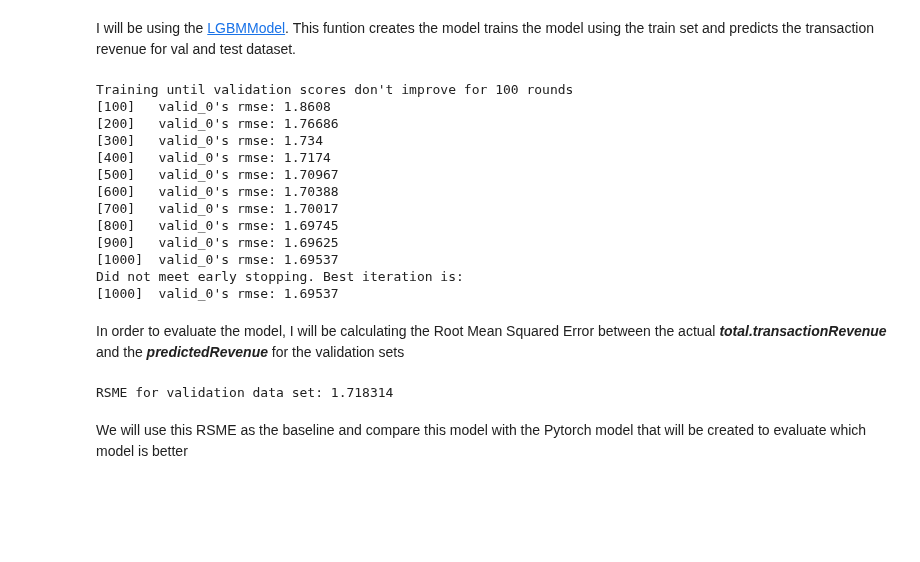
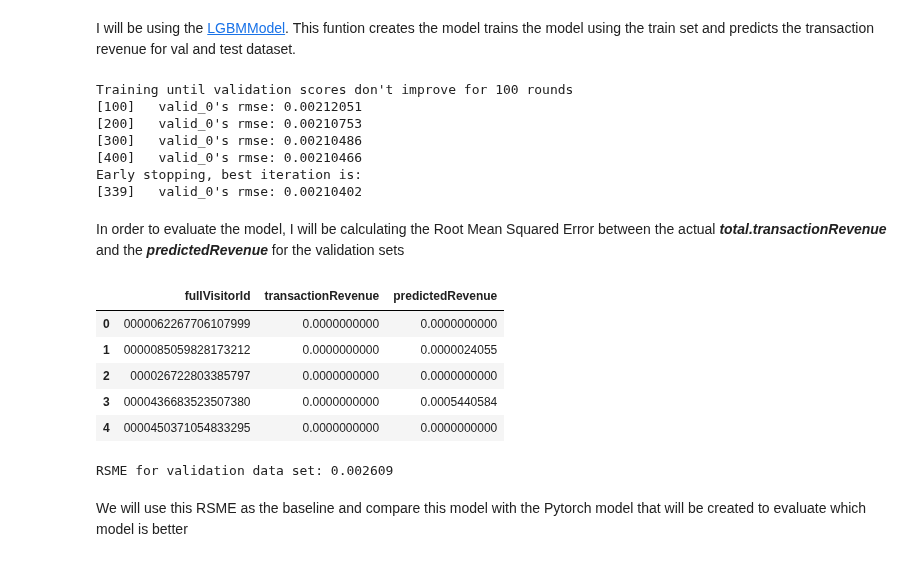
Before and after one commit to cpallapolu/udacity-mlnd-p3-capstone, a Jupyter notebook: notebooks/2_Baseline_LGBM_Model.ipynb, the cells around one changed output. Cells and saved outputs as stored; diff of their text form; code cells hidden in the pictures; blank space fills up the shorter version.

```diff
--- a/notebooks/2_Baseline_LGBM_Model.ipynb
+++ b/notebooks/2_Baseline_LGBM_Model.ipynb
@@ -186,46 +180,49 @@ def lgbm_model(train_X, train_y, val_X, val_y, test_X):
 
     return pred_test_y, pred_val_y, model
 # %%
-pred_test, pred_val, model = lgbm_model(train_X, train_log_y, val_X, val_log_y, test_X)
+pred_test, pred_val, model = lgbm_model(train_X, train_y, val_X, val_y, test_X)
 # %% [output]
 Training until validation scores don't improve for 100 rounds
-[100]   valid_0's rmse: 1.8608
-[200]   valid_0's rmse: 1.76686
-[300]   valid_0's rmse: 1.734
-[400]   valid_0's rmse: 1.7174
-[500]   valid_0's rmse: 1.70967
-[600]   valid_0's rmse: 1.70388
-[700]   valid_0's rmse: 1.70017
-[800]   valid_0's rmse: 1.69745
-[900]   valid_0's rmse: 1.69625
-[1000]  valid_0's rmse: 1.69537
-Did not meet early stopping. Best iteration is:
-[1000]  valid_0's rmse: 1.69537
+[100]   valid_0's rmse: 0.00212051
+[200]   valid_0's rmse: 0.00210753
+[300]   valid_0's rmse: 0.00210486
+[400]   valid_0's rmse: 0.00210466
+Early stopping, best iteration is:
+[339]   valid_0's rmse: 0.00210402
 # %% [markdown]
 In order to evaluate the model, I will be calculating the Root Mean Squared Error between the actual _**total.transactionRevenue**_ and the _**predictedRevenue**_ for the validation sets
 # %%
 pred_val[pred_val < 0] = 0
 
 pred_val_data = {
     'fullVisitorId': val_id,
     'transactionRevenue': val_y,
-    'predictedRevenue': np.expm1(pred_val)
+    'predictedRevenue': pred_val
 }
 
 pred_val_df = pd.DataFrame(pred_val_data)
 
 pred_val_df = pred_val_df.groupby('fullVisitorId')['transactionRevenue', 'predictedRevenue'].sum().reset_index()
 
-rsme_val = np.sqrt(
-    mean_squared_error(
-        np.log1p(pred_val_df['transactionRevenue'].values),
-        np.log1p(pred_val_df['predictedRevenue'].values)
-    )
-)
-
-print('\nRSME for validation data set: {:.6f}\n'.format(rsme_val))
+pred_val_df.head()
 # %% [output]
-RSME for validation data set: 1.718314
+|  | fullVisitorId | transactionRevenue | predictedRevenue |
+| 0 | 0000062267706107999 | 0.0000000000 | 0.0000000000 |
+| 1 | 0000085059828173212 | 0.0000000000 | 0.0000024055 |
+| 2 | 000026722803385797 | 0.0000000000 | 0.0000000000 |
+| 3 | 0000436683523507380 | 0.0000000000 | 0.0005440584 |
+| 4 | 0000450371054833295 | 0.0000000000 | 0.0000000000 |
+# %%
+rsme_val = np.sqrt(
+    mean_squared_error(
+        pred_val_df['transactionRevenue'].values,
+        pred_val_df['predictedRevenue'].values
+    )
+)
+
+print('\nRSME for validation data set: {:.6f}\n'.format(rsme_val))
+# %% [output]
+RSME for validation data set: 0.002609
 # %% [markdown]
 We will use this RSME as the baseline and compare this model with the Pytorch model that will be created to evaluate which model is better
 # %% [markdown]
```
Also changed, not shown: parts of 7 cells of this notebook, 7 other files.
